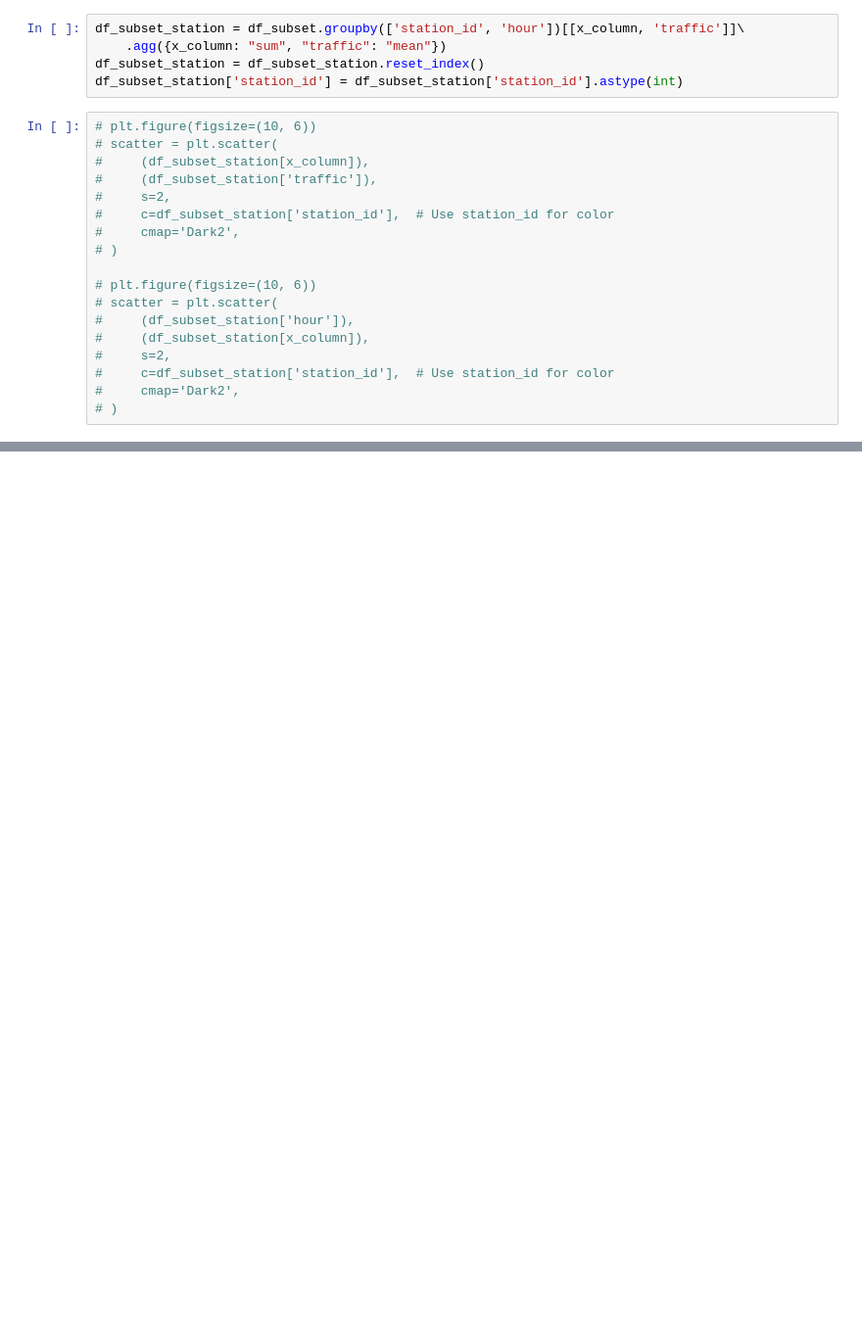
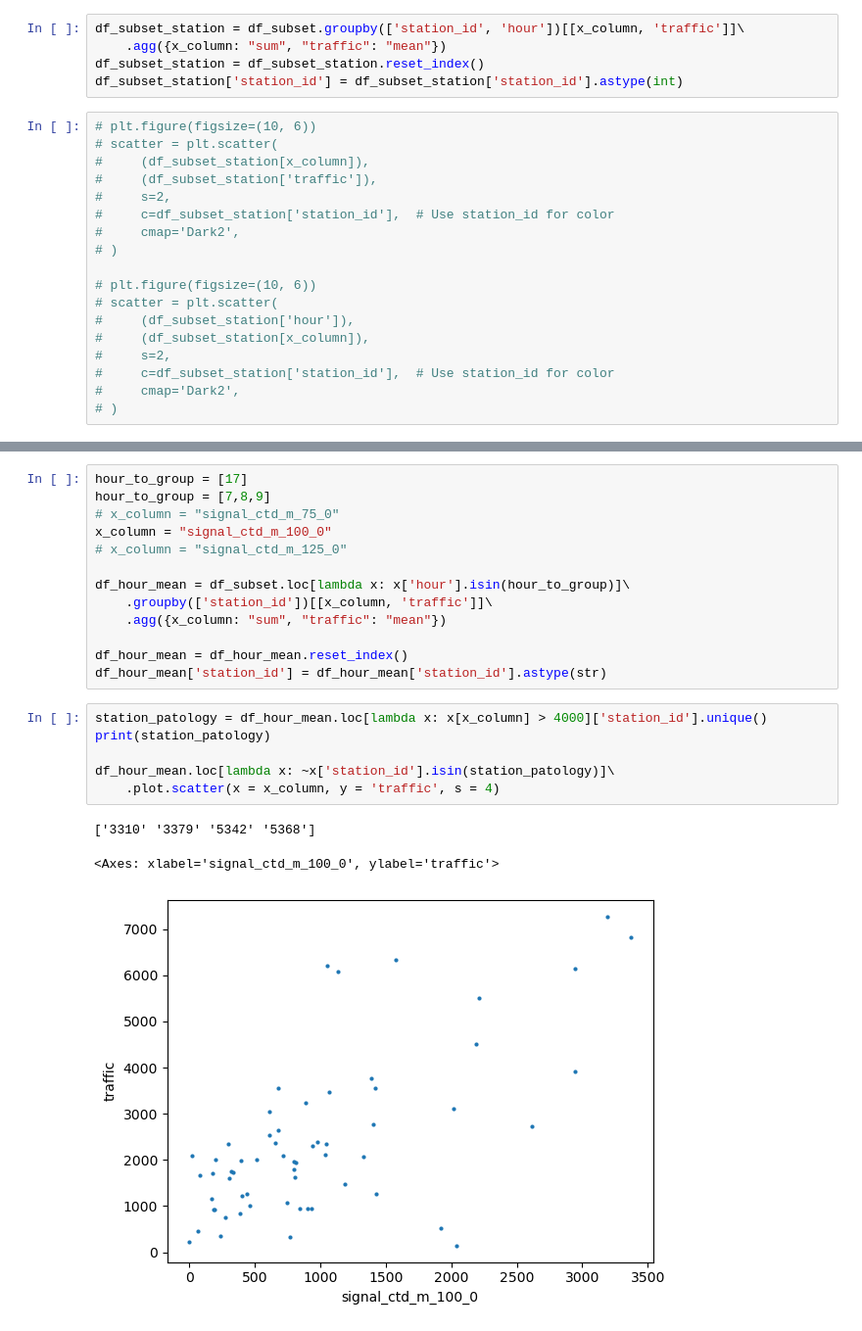
Before and after one commit to p-value-abusers/wec2025, a Jupyter notebook: TB/eda.ipynb, the cells around one changed output, grey strips where cells are left out. Shown at 98% size. Saved outputs shown, nothing was run; the diff lists cells and outputs as text; blank space fills up the shorter version.

```diff
--- a/TB/eda.ipynb
+++ b/TB/eda.ipynb
@@ -270,0 +268,23 @@ fucntion_transform(df_hour_mean_days_plot[[x_column, 'traffic']]).corr()
+# %%
+hour_to_group = [17]
+hour_to_group = [7,8,9]
+# x_column = "signal_ctd_m_75_0"
+x_column = "signal_ctd_m_100_0"
+# x_column = "signal_ctd_m_125_0"
+
+df_hour_mean = df_subset.loc[lambda x: x['hour'].isin(hour_to_group)]\
+    .groupby(['station_id'])[[x_column, 'traffic']]\
+    .agg({x_column: "sum", "traffic": "mean"})
+
+df_hour_mean = df_hour_mean.reset_index()
+df_hour_mean['station_id'] = df_hour_mean['station_id'].astype(str)
+# %%
+station_patology = df_hour_mean.loc[lambda x: x[x_column] > 4000]['station_id'].unique()
+print(station_patology)
+
+df_hour_mean.loc[lambda x: ~x['station_id'].isin(station_patology)]\
+    .plot.scatter(x = x_column, y = 'traffic', s = 4)
+# %% [output]
+['3310' '3379' '5342' '5368']
+<Axes: xlabel='signal_ctd_m_100_0', ylabel='traffic'>
+[figure, added]
```
Also changed, not shown: parts of 37 cells of this notebook.
